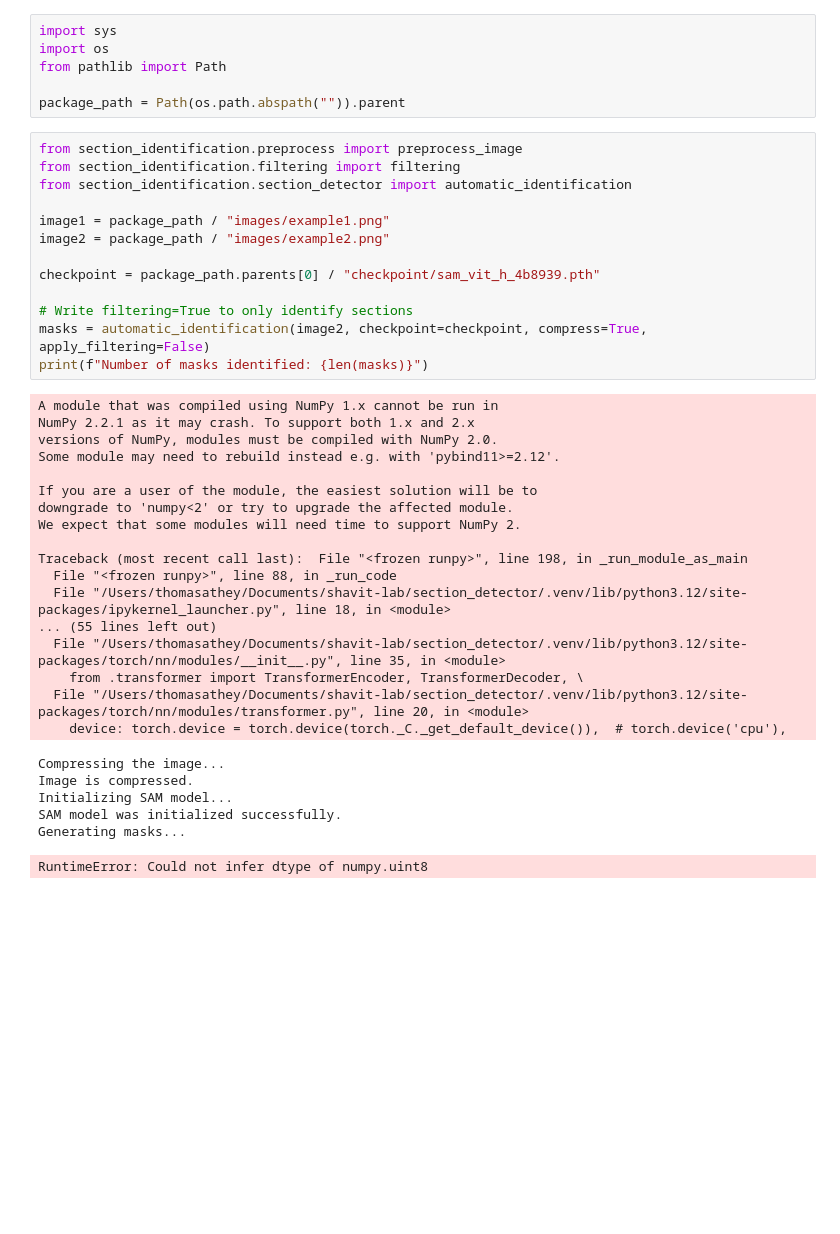
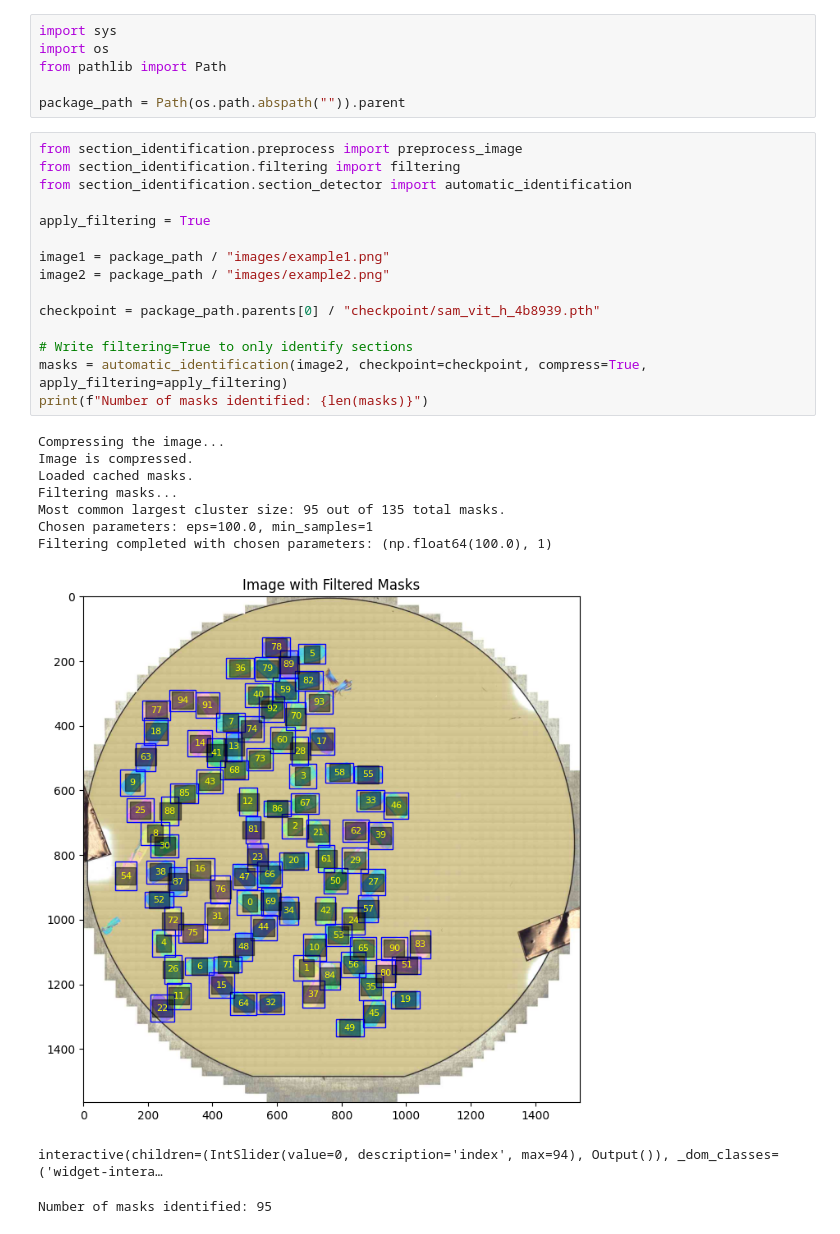
Before and after one commit to fredericoaraujopt/section_identification, a Jupyter notebook: section_identification/test_script.ipynb, the cells around one changed output. Cells and saved outputs as stored; diff of their text form; blank space fills up the shorter version.

Commit message:
filter

```diff
--- a/section_identification/test_script.ipynb
+++ b/section_identification/test_script.ipynb
@@ -7,37 +7,26 @@ package_path = Path(os.path.abspath("")).parent
 # %%
 from section_identification.preprocess import preprocess_image
 from section_identification.filtering import filtering
 from section_identification.section_detector import automatic_identification
+
+apply_filtering = True
 
 image1 = package_path / "images/example1.png"
 image2 = package_path / "images/example2.png"
 
 checkpoint = package_path.parents[0] / "checkpoint/sam_vit_h_4b8939.pth"
 
 # Write filtering=True to only identify sections
-masks = automatic_identification(image2, checkpoint=checkpoint, compress=True, apply_filtering=False)
+masks = automatic_identification(image2, checkpoint=checkpoint, compress=True, apply_filtering=apply_filtering)
 print(f"Number of masks identified: {len(masks)}")
 # %% [output]
-A module that was compiled using NumPy 1.x cannot be run in
-NumPy 2.2.1 as it may crash. To support both 1.x and 2.x
-versions of NumPy, modules must be compiled with NumPy 2.0.
-Some module may need to rebuild instead e.g. with 'pybind11>=2.12'.
-
-If you are a user of the module, the easiest solution will be to
-downgrade to 'numpy<2' or try to upgrade the affected module.
-We expect that some modules will need time to support NumPy 2.
-
-Traceback (most recent call last):  File "<frozen runpy>", line 198, in _run_module_as_main
-  File "<frozen runpy>", line 88, in _run_code
-  File "/Users/thomasathey/Documents/shavit-lab/section_detector/.venv/lib/python3.12/site-packages/ipykernel_launcher.py", line 18, in <module>
-... (55 lines left out)
-  File "/Users/thomasathey/Documents/shavit-lab/section_detector/.venv/lib/python3.12/site-packages/torch/nn/modules/__init__.py", line 35, in <module>
-    from .transformer import TransformerEncoder, TransformerDecoder, \
-  File "/Users/thomasathey/Documents/shavit-lab/section_detector/.venv/lib/python3.12/site-packages/torch/nn/modules/transformer.py", line 20, in <module>
-    device: torch.device = torch.device(torch._C._get_default_device()),  # torch.device('cpu'),
+Compressing the image...
+Image is compressed.
+Loaded cached masks.
+Filtering masks...
+Most common largest cluster size: 95 out of 135 total masks.
+Chosen parameters: eps=100.0, min_samples=1
+Filtering completed with chosen parameters: (np.float64(100.0), 1)
+[figure, added]
-Compressing the image...
-Image is compressed.
-Initializing SAM model...
-SAM model was initialized successfully.
-Generating masks...
+interactive(children=(IntSlider(value=0, description='index', max=94), Output()), _dom_classes=('widget-intera…
-RuntimeError: Could not infer dtype of numpy.uint8
+Number of masks identified: 95
```
